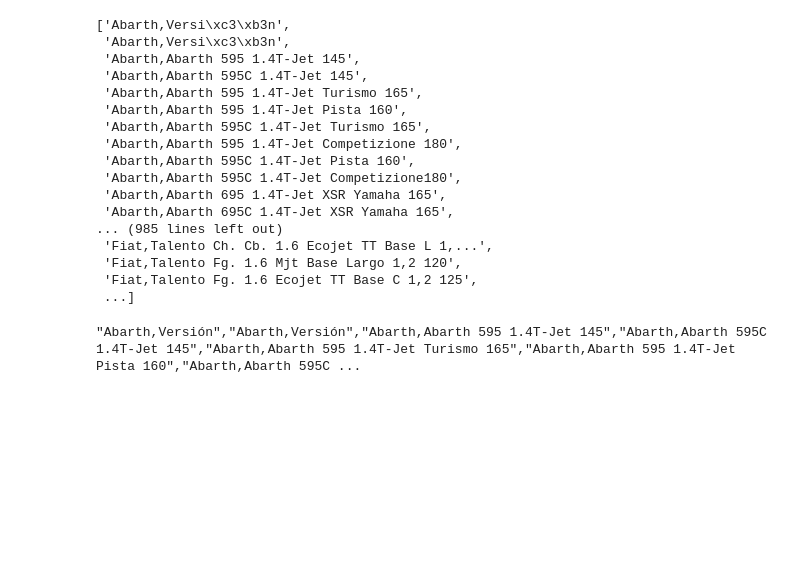
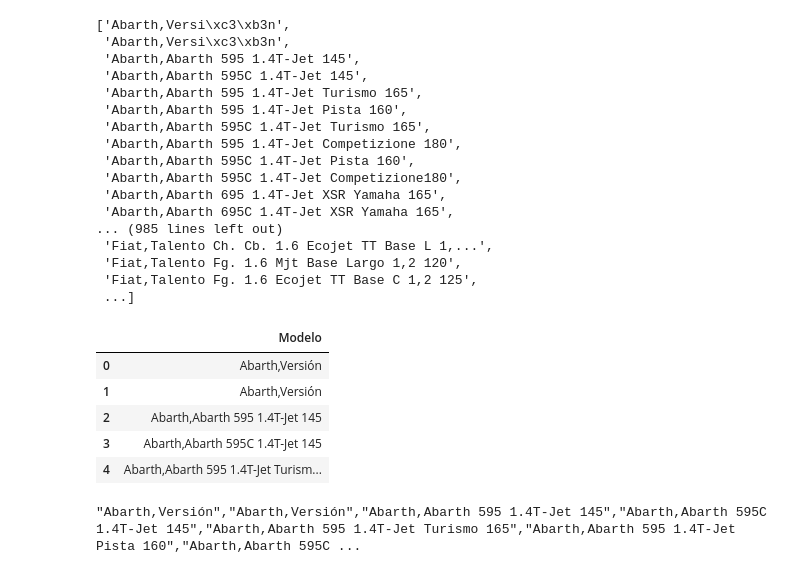
Before and after one commit to prealfer/TFM_Recomendador_de_automoviles, a Jupyter notebook: Untitled.ipynb, the cells around one changed output. Cells and saved outputs as stored; diff of their text form; code cells hidden in the pictures; blank space fills up the shorter version.

```diff
--- a/Untitled.ipynb
+++ b/Untitled.ipynb
@@ -99,6 +99,18 @@ versiones_codificadas
  'Fiat,Talento Fg. 1.6 Mjt Base Largo 1,2 120',
  'Fiat,Talento Fg. 1.6 Ecojet TT Base C 1,2 125',
  ...]
+# %%
+cabeceras = ['Modelo']
+df_cars = pd.DataFrame(versiones_codificadas, columns=cabeceras)
+# %%
+df_cars.head()
+# %% [output]
+|  | Modelo |
+| 0 | Abarth,Versión |
+| 1 | Abarth,Versión |
+| 2 | Abarth,Abarth 595 1.4T-Jet 145 |
+| 3 | Abarth,Abarth 595C 1.4T-Jet 145 |
+| 4 | Abarth,Abarth 595 1.4T-Jet Turism... |
 # %%
 import csv
 
```
Also changed, not shown: parts of 2 cells of this notebook.
